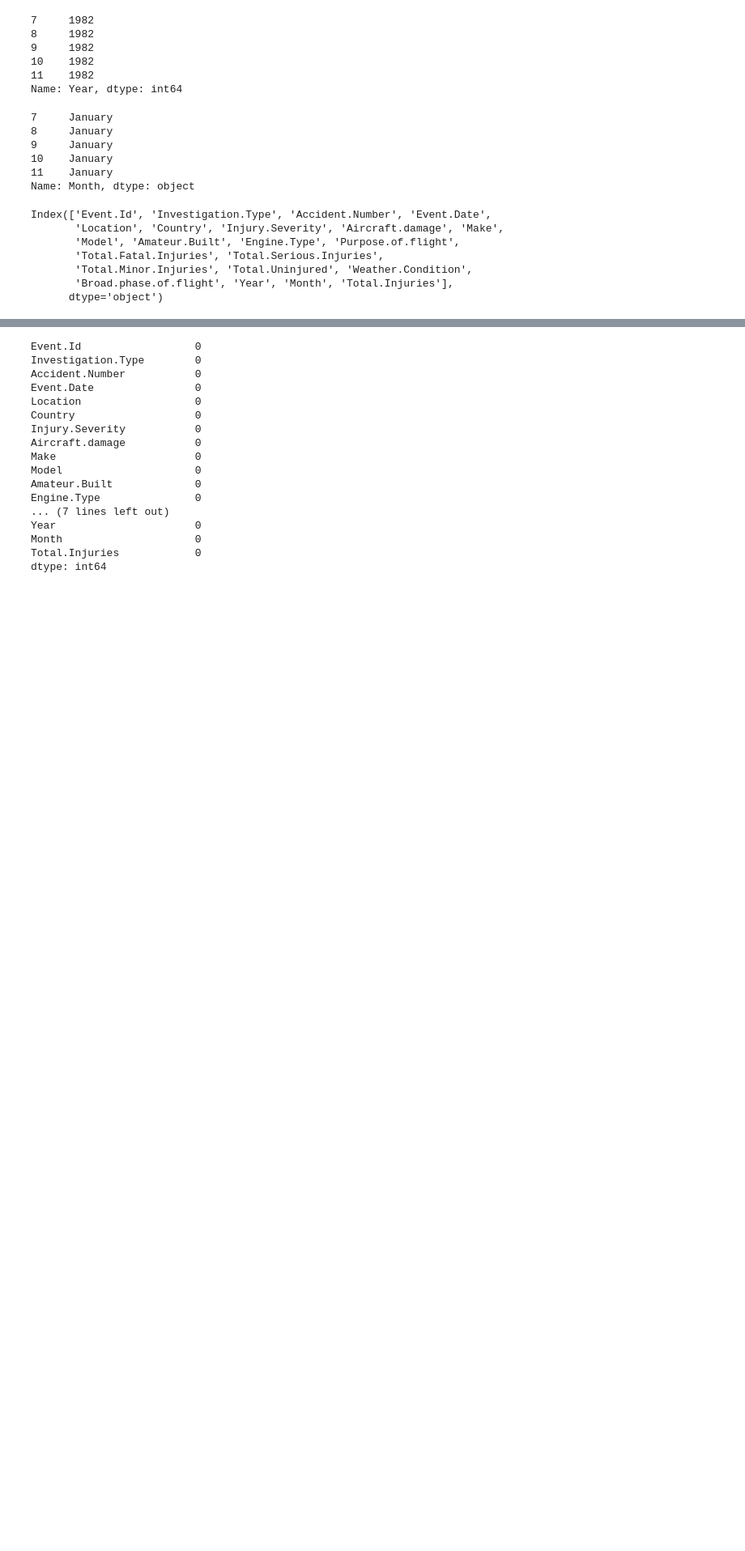
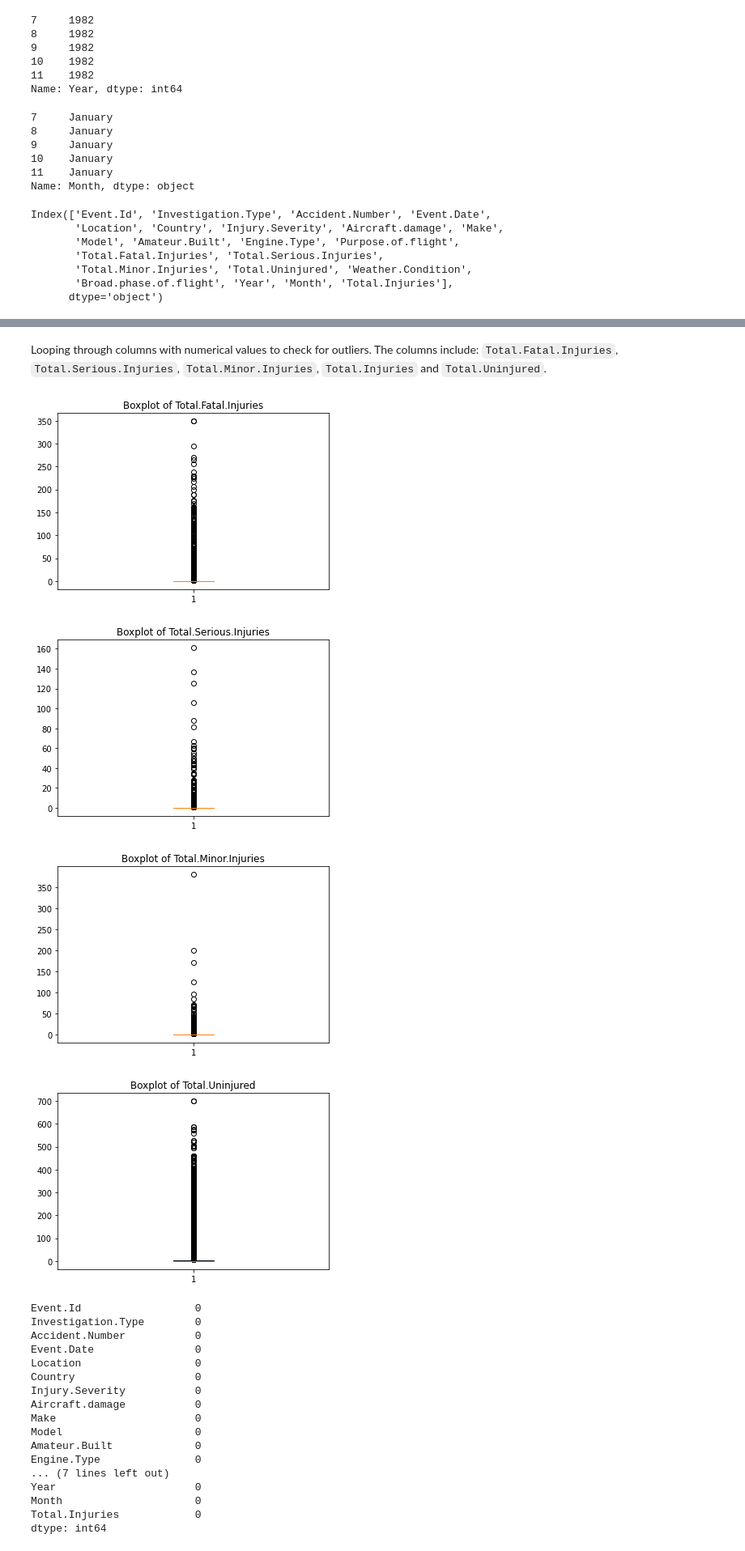
Before and after one commit to billysambasi/phase_1_project, a Jupyter notebook: index.ipynb, the cells around one changed output, grey strips where cells are left out. Shown at 81% size. Cells and saved outputs as stored; diff of their text form; code cells hidden in the pictures; blank space fills up the shorter version.

```diff
--- a/index.ipynb
+++ b/index.ipynb
@@ -228,7 +241,8 @@ Broad.phase.of.flight     0
 dtype: int64
 # %%
 # Maintaining consistency in the `Weather.Condition' column
-# aviation_df['Weather.Condition'].replace({'UNK':'UNKNOWN'},inplace=True)
+aviation_df['Weather.Condition'].replace({'UNK':'Unknown'},inplace=True)
+aviation_df['Weather.Condition'].replace({'Unk':'Unknown'},inplace=True)
 # %% [markdown]
 The aviation industry underwent significant changes in the 1980s, including advancements in technology, stricter safety regulations and improved reporting systems. This therefore warranted dropping data earlier than 1982.
 # %%
@@ -294,3 +328,19 @@ Index(['Event.Id', 'Investigation.Type', 'Accident.Number', 'Event.Date',
+# %% [markdown]
+Looping through columns with numerical values to check for outliers. The columns include: `Total.Fatal.Injuries`, `Total.Serious.Injuries`, `Total.Minor.Injuries`, `Total.Injuries` and `Total.Uninjured`.
+# %%
+# List of columns to plot
+columns_to_plot = ['Total.Fatal.Injuries', 'Total.Serious.Injuries', 'Total.Minor.Injuries', 'Total.Uninjured']
+
+# Looping through each column and create a boxplot
+for column in columns_to_plot:
+    plt.boxplot(aviation_df[column])  # Create a boxplot for the current column
+    plt.title(f'Boxplot of {column}')  # Set the title dynamically based on the column name
+    plt.show()  # Display the plot
+# %% [output]
+[figure, added]
+[figure, added]
+[figure, added]
+[figure, added]
 # %%
 aviation_df.isna().sum()
 # %% [output]
```
Also changed, not shown: parts of 28 cells of this notebook.
